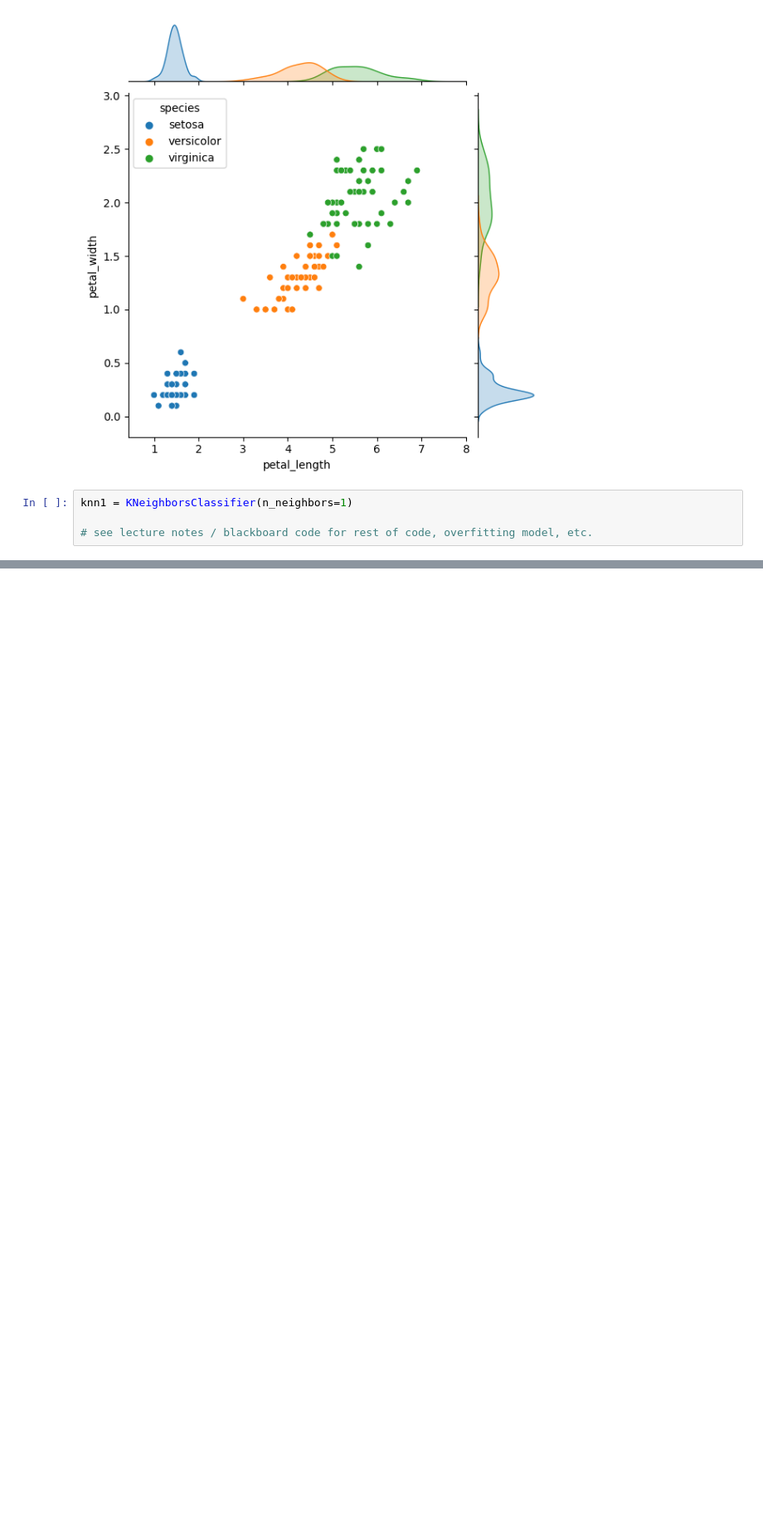
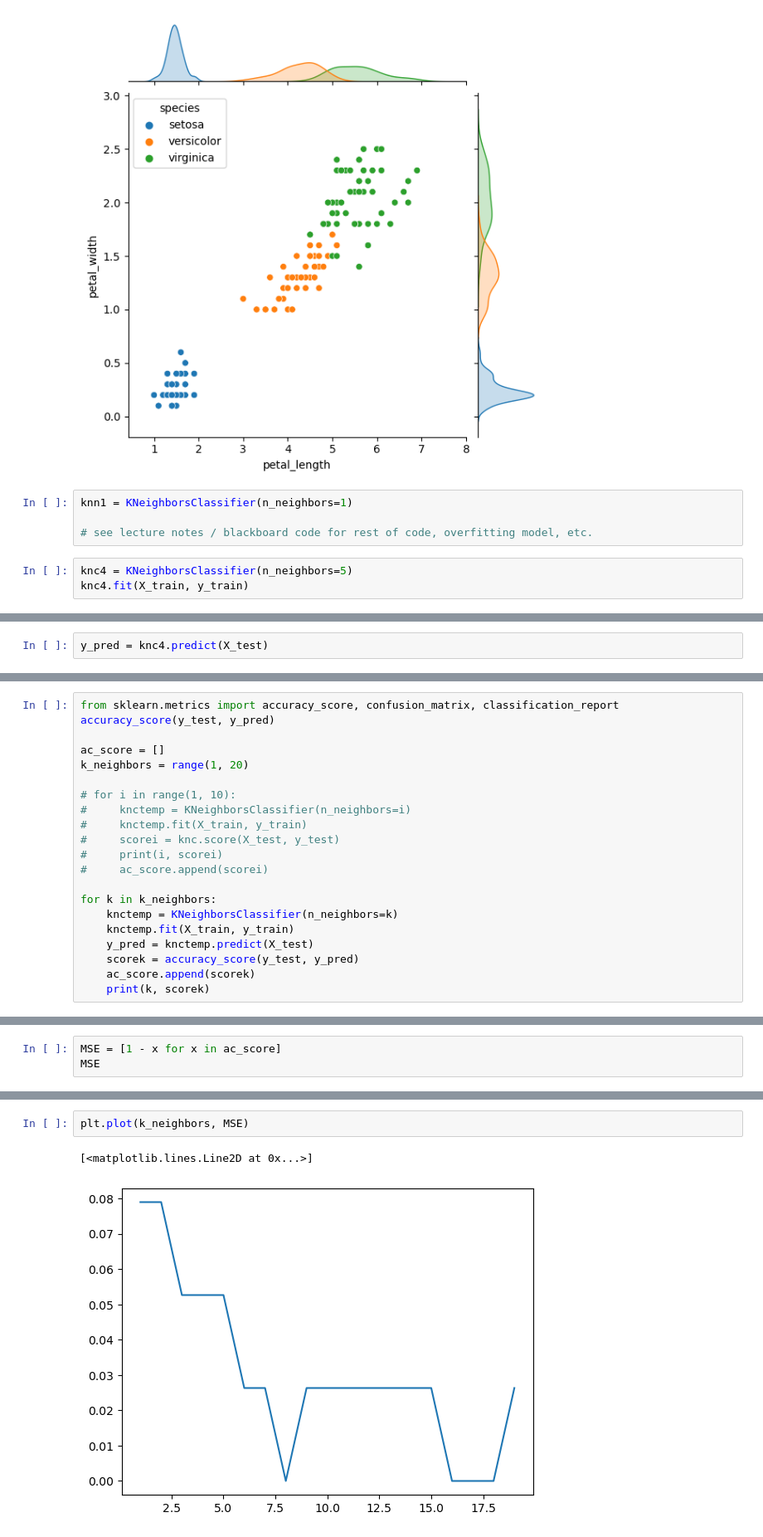
Before and after one commit to sokosaa/Machine-Learning-in-Mechanical-Engineering, a Jupyter notebook: HW1/case1/class4a.ipynb, the cells around one changed output, grey strips where cells are left out. Shown at 83% size. Cells and saved outputs as stored; diff of their text form; blank space fills up the shorter version.

```diff
--- a/HW1/case1/class4a.ipynb
+++ b/HW1/case1/class4a.ipynb
@@ -205,3 +205,6 @@ sns.jointplot(x='petal_length', y='petal_width', hue='species', data=iris_df, ki
 knn1 = KNeighborsClassifier(n_neighbors=1)
 
 # see lecture notes / blackboard code for rest of code, overfitting model, etc.
+# %%
+knc4 = KNeighborsClassifier(n_neighbors=5)
+knc4.fit(X_train, y_train)
@@ -207,0 +213,2 @@ knn1 = KNeighborsClassifier(n_neighbors=1)
+# %%
+y_pred = knc4.predict(X_test)
@@ -207,0 +235,21 @@ knn1 = KNeighborsClassifier(n_neighbors=1)
+# %%
+from sklearn.metrics import accuracy_score, confusion_matrix, classification_report
+accuracy_score(y_test, y_pred)
+
+ac_score = []
+k_neighbors = range(1, 20)
+
+# for i in range(1, 10):
+#     knctemp = KNeighborsClassifier(n_neighbors=i)
+#     knctemp.fit(X_train, y_train)
+#     scorei = knc.score(X_test, y_test)
+#     print(i, scorei)
+#     ac_score.append(scorei)
+
+for k in k_neighbors:
+    knctemp = KNeighborsClassifier(n_neighbors=k)
+    knctemp.fit(X_train, y_train)
+    y_pred = knctemp.predict(X_test)
+    scorek = accuracy_score(y_test, y_pred)
+    ac_score.append(scorek)
+    print(k, scorek)
@@ -207,0 +298,3 @@ knn1 = KNeighborsClassifier(n_neighbors=1)
+# %%
+MSE = [1 - x for x in ac_score]
+MSE
@@ -207,0 +321,5 @@ knn1 = KNeighborsClassifier(n_neighbors=1)
+# %%
+plt.plot(k_neighbors, MSE)
+# %% [output]
+[<matplotlib.lines.Line2D at 0x...>]
+[figure, added]
```
Also changed, not shown: parts of 23 cells of this notebook, 1 other file.
